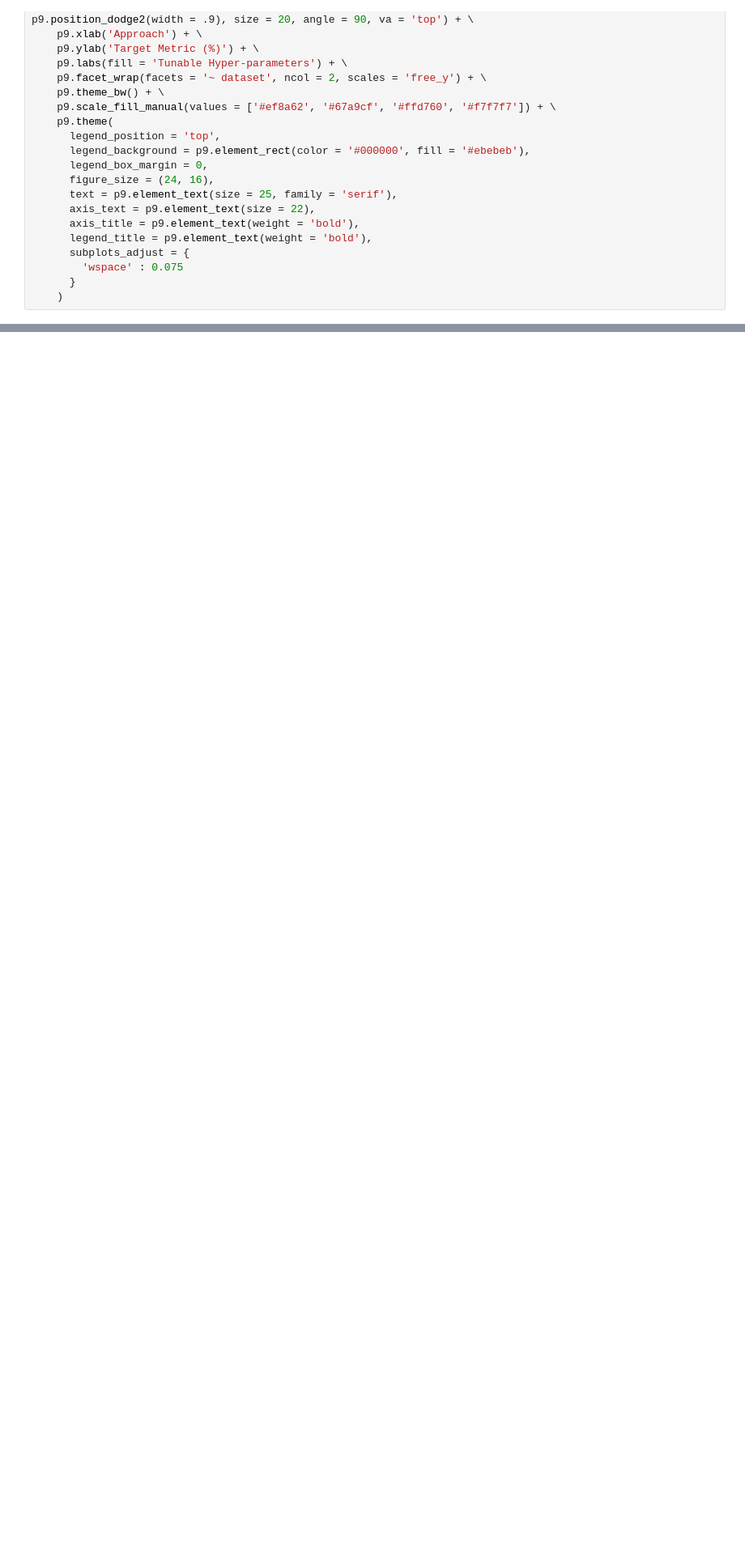
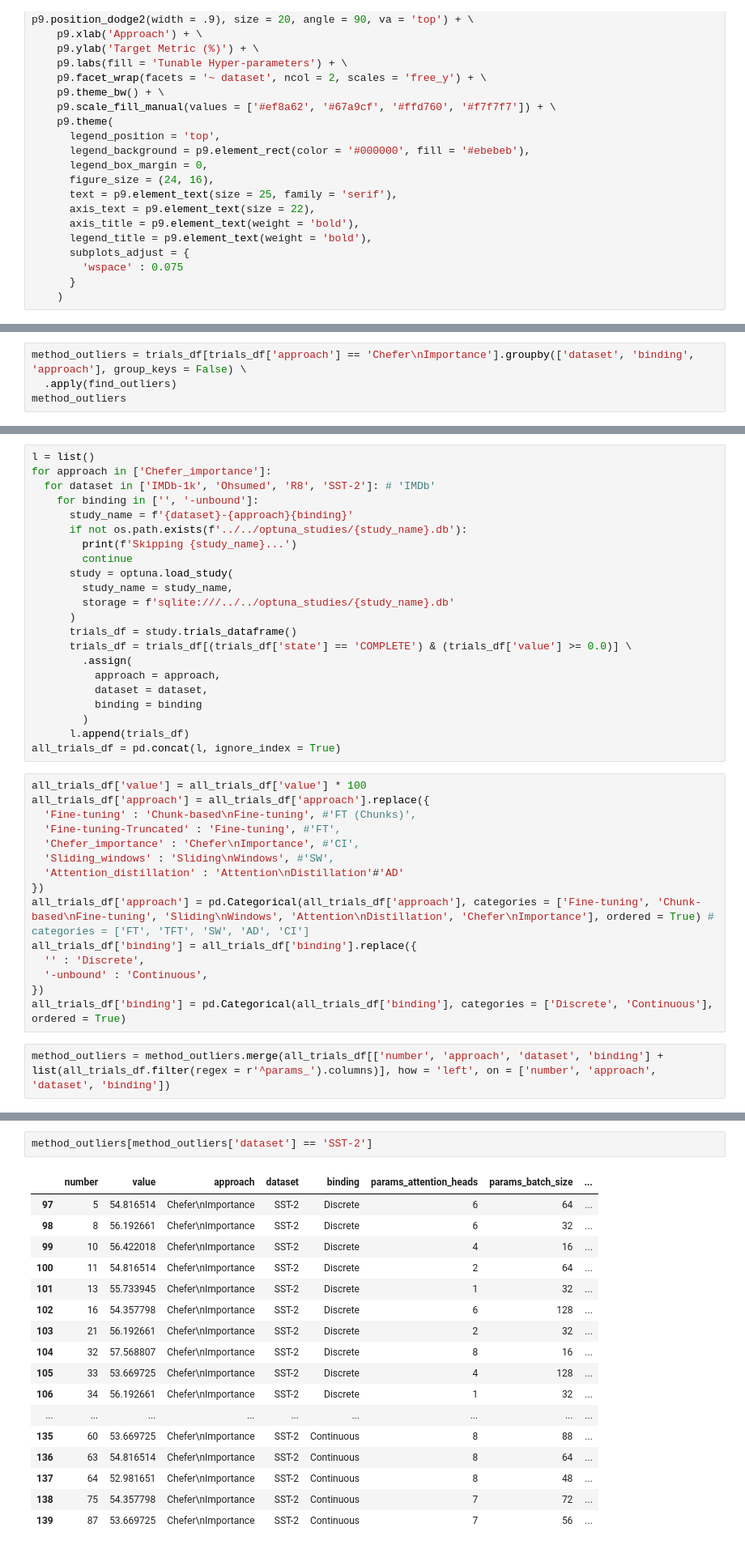
Before and after one commit to citoplasme/Chefer_Graphs, a Jupyter notebook: analyses/performance/hyper_parameter_instability.ipynb, the cells around one changed output, grey strips where cells are left out. Shown at 81% size. Cells and saved outputs as stored; diff of their text form; blank space fills up the shorter version.

Commit message:
Updated outlier analysis

```diff
--- a/analyses/performance/hyper_parameter_instability.ipynb
+++ b/analyses/performance/hyper_parameter_instability.ipynb
@@ -109,0 +187,4 @@ plot.save(filename = '../figures/validation_performance_instability.png', dpi =
+# %%
+method_outliers = trials_df[trials_df['approach'] == 'Chefer\nImportance'].groupby(['dataset', 'binding', 'approach'], group_keys = False) \
+  .apply(find_outliers)
+method_outliers
@@ -109,0 +214,39 @@ plot.save(filename = '../figures/validation_performance_instability.png', dpi =
+# %%
+l = list()
+for approach in ['Chefer_importance']:
+  for dataset in ['IMDb-1k', 'Ohsumed', 'R8', 'SST-2']: # 'IMDb'
+    for binding in ['', '-unbound']:
+      study_name = f'{dataset}-{approach}{binding}'
+      if not os.path.exists(f'../../optuna_studies/{study_name}.db'):
+        print(f'Skipping {study_name}...')
+        continue
+      study = optuna.load_study(
+        study_name = study_name,
+        storage = f'sqlite:///../../optuna_studies/{study_name}.db'
+      )
+      trials_df = study.trials_dataframe()
+      trials_df = trials_df[(trials_df['state'] == 'COMPLETE') & (trials_df['value'] >= 0.0)] \
+        .assign(
+          approach = approach,
+          dataset = dataset,
+          binding = binding
+        )
+      l.append(trials_df)
+all_trials_df = pd.concat(l, ignore_index = True)
+# %%
+all_trials_df['value'] = all_trials_df['value'] * 100
+all_trials_df['approach'] = all_trials_df['approach'].replace({
+  'Fine-tuning' : 'Chunk-based\nFine-tuning', #'FT (Chunks)',
+  'Fine-tuning-Truncated' : 'Fine-tuning', #'FT',
+  'Chefer_importance' : 'Chefer\nImportance', #'CI',
+  'Sliding_windows' : 'Sliding\nWindows', #'SW',
+  'Attention_distillation' : 'Attention\nDistillation'#'AD'
+})
+all_trials_df['approach'] = pd.Categorical(all_trials_df['approach'], categories = ['Fine-tuning', 'Chunk-based\nFine-tuning', 'Sliding\nWindows', 'Attention\nDistillation', 'Chefer\nImportance'], ordered = True) # categories = ['FT', 'TFT', 'SW', 'AD', 'CI']
+all_trials_df['binding'] = all_trials_df['binding'].replace({
+  '' : 'Discrete',
+  '-unbound' : 'Continuous',
+})
+all_trials_df['binding'] = pd.Categorical(all_trials_df['binding'], categories = ['Discrete', 'Continuous'], ordered = True)
+# %%
+method_outliers = method_outliers.merge(all_trials_df[['number', 'approach', 'dataset', 'binding'] + list(all_trials_df.filter(regex = r'^params_').columns)], how = 'left', on = ['number', 'approach', 'dataset', 'binding'])
@@ -109,0 +297,20 @@ plot.save(filename = '../figures/validation_performance_instability.png', dpi =
+# %%
+method_outliers[method_outliers['dataset'] == 'SST-2']
+# %% [output]
+|  | number | value | approach | dataset | binding | params_attention_heads | params_batch_size | ... |
+| 97 | 5 | 54.816514 | Chefer\nImportance | SST-2 | Discrete | 6 | 64 | ... |
+| 98 | 8 | 56.192661 | Chefer\nImportance | SST-2 | Discrete | 6 | 32 | ... |
+| 99 | 10 | 56.422018 | Chefer\nImportance | SST-2 | Discrete | 4 | 16 | ... |
+| 100 | 11 | 54.816514 | Chefer\nImportance | SST-2 | Discrete | 2 | 64 | ... |
+| 101 | 13 | 55.733945 | Chefer\nImportance | SST-2 | Discrete | 1 | 32 | ... |
+| 102 | 16 | 54.357798 | Chefer\nImportance | SST-2 | Discrete | 6 | 128 | ... |
+| 103 | 21 | 56.192661 | Chefer\nImportance | SST-2 | Discrete | 2 | 32 | ... |
+| 104 | 32 | 57.568807 | Chefer\nImportance | SST-2 | Discrete | 8 | 16 | ... |
+| 105 | 33 | 53.669725 | Chefer\nImportance | SST-2 | Discrete | 4 | 128 | ... |
+| 106 | 34 | 56.192661 | Chefer\nImportance | SST-2 | Discrete | 1 | 32 | ... |
+| ... | ... | ... | ... | ... | ... | ... | ... | ... |
+| 135 | 60 | 53.669725 | Chefer\nImportance | SST-2 | Continuous | 8 | 88 | ... |
+| 136 | 63 | 54.816514 | Chefer\nImportance | SST-2 | Continuous | 8 | 64 | ... |
+| 137 | 64 | 52.981651 | Chefer\nImportance | SST-2 | Continuous | 8 | 48 | ... |
+| 138 | 75 | 54.357798 | Chefer\nImportance | SST-2 | Continuous | 7 | 72 | ... |
+| 139 | 87 | 53.669725 | Chefer\nImportance | SST-2 | Continuous | 7 | 56 | ... |
```
Also changed, not shown: parts of 17 cells of this notebook, 1 other file.
